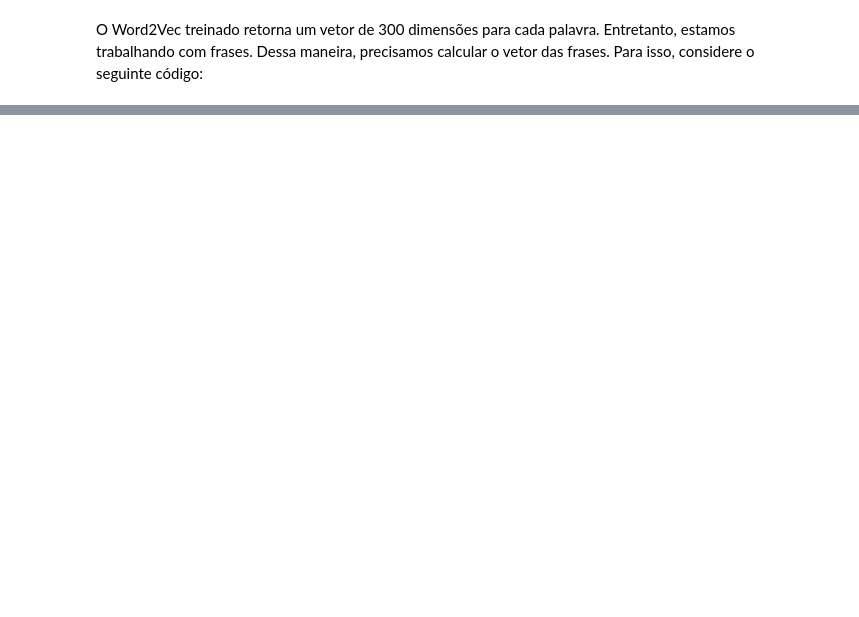
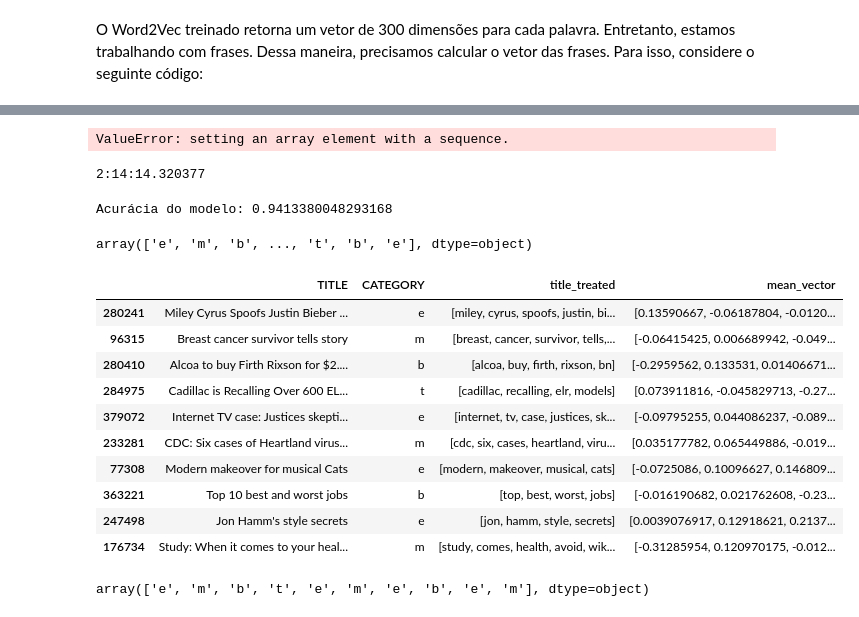
Before and after one commit to jackson-simionato/fase5_pos_tech, a Jupyter notebook: 2_Dados_Gerados_Humanos/2_4_Embeddings/2_4_Embeddings.ipynb, the cells around one changed output, grey strips where cells are left out. Saved outputs shown, nothing was run; the diff lists cells and outputs as text; code cells hidden in the pictures; blank space fills up the shorter version.

```diff
--- a/2_Dados_Gerados_Humanos/2_4_Embeddings/2_4_Embeddings.ipynb
+++ b/2_Dados_Gerados_Humanos/2_4_Embeddings/2_4_Embeddings.ipynb
@@ -222,0 +225,45 @@ df['mean_vector'] = df['title_treated'].apply(lambda x: meanVector(modelo, x))
+# %%
+X = df['mean_vector']
+y = df['CATEGORY']
+# %%
+X_train, X_test, y_train, y_test = train_test_split(X, y, test_size=0.3, random_state=42)
+clf = svm.SVC(kernel='rbf')
+start_time = time.time()
+clf.fit(list(X_train), y_train)
+end_time = time.time()
+y_pred = clf.predict(list(X_test))
+# %% [output]
+ValueError: setting an array element with a sequence.
+# %%
+import datetime
+sec = end_time-start_time
+print(str(datetime.timedelta(seconds = sec)))
+# %% [output]
+2:14:14.320377
+# %%
+acc_score = metrics.accuracy_score(y_test, y_pred)
+print(f'Acurácia do modelo: {acc_score}')
+# %% [output]
+Acurácia do modelo: 0.9413380048293168
+# %%
+y_pred
+# %% [output]
+array(['e', 'm', 'b', ..., 't', 'b', 'e'], dtype=object)
+# %%
+df.loc[X_test.index].iloc[:10,:]
+# %% [output]
+|  | TITLE | CATEGORY | title_treated | mean_vector |
+| 280241 | Miley Cyrus Spoofs Justin Bieber ... | e | [miley, cyrus, spoofs, justin, bi... | [0.13590667, -0.06187804, -0.0120... |
+| 96315 | Breast cancer survivor tells story | m | [breast, cancer, survivor, tells,... | [-0.06415425, 0.006689942, -0.049... |
+| 280410 | Alcoa to buy Firth Rixson for $2.... | b | [alcoa, buy, firth, rixson, bn] | [-0.2959562, 0.133531, 0.01406671... |
+| 284975 | Cadillac is Recalling Over 600 EL... | t | [cadillac, recalling, elr, models] | [0.073911816, -0.045829713, -0.27... |
+| 379072 | Internet TV case: Justices skepti... | e | [internet, tv, case, justices, sk... | [-0.09795255, 0.044086237, -0.089... |
+| 233281 | CDC: Six cases of Heartland virus... | m | [cdc, six, cases, heartland, viru... | [0.035177782, 0.065449886, -0.019... |
+| 77308 | Modern makeover for musical Cats | e | [modern, makeover, musical, cats] | [-0.0725086, 0.10096627, 0.146809... |
+| 363221 | Top 10 best and worst jobs | b | [top, best, worst, jobs] | [-0.016190682, 0.021762608, -0.23... |
+| 247498 | Jon Hamm's style secrets | e | [jon, hamm, style, secrets] | [0.0039076917, 0.12918621, 0.2137... |
+| 176734 | Study: When it comes to your heal... | m | [study, comes, health, avoid, wik... | [-0.31285954, 0.120970175, -0.012... |
+# %%
+y_pred[:10]
+# %% [output]
+array(['e', 'm', 'b', 't', 'e', 'm', 'e', 'b', 'e', 'm'], dtype=object)
```
Also changed, not shown: parts of 4 cells of this notebook.
